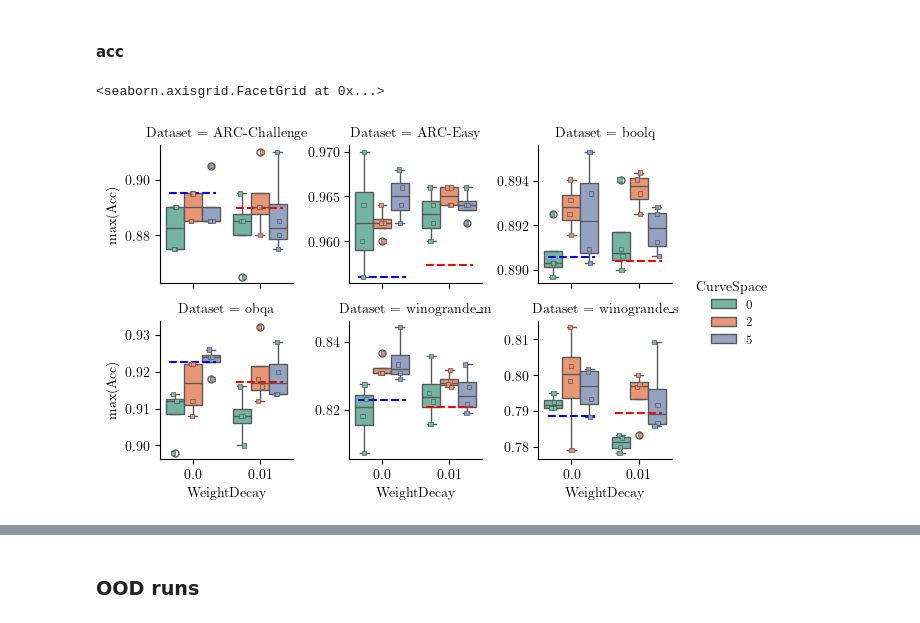
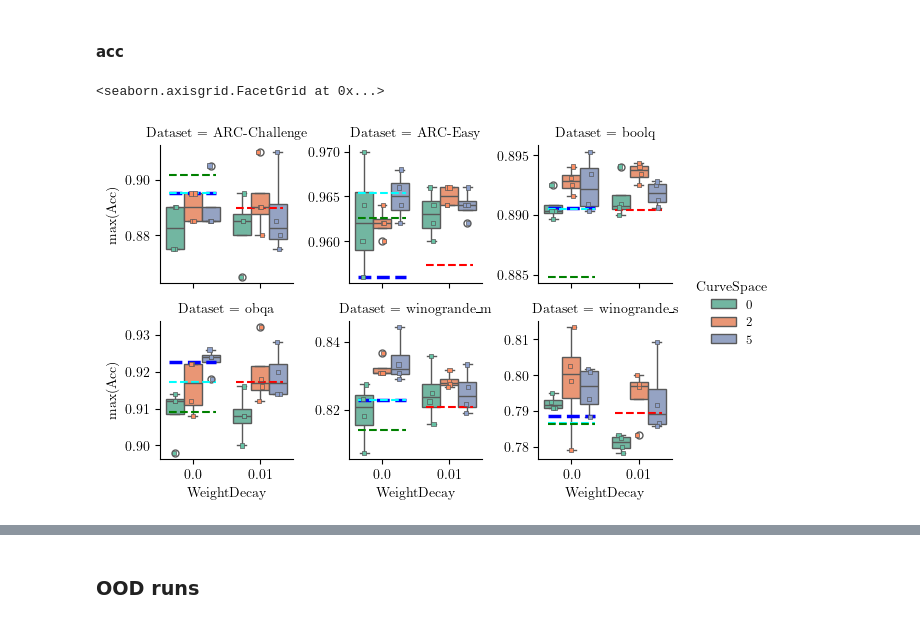
Before and after one commit to doldd/Time_Transformer, a Jupyter notebook: analyse_qwen_results.ipynb, the cells around one changed output, grey strips where cells are left out. Saved outputs shown, nothing was run; the diff lists cells and outputs as text; code cells hidden in the pictures.

```diff
--- a/analyse_qwen_results.ipynb
+++ b/analyse_qwen_results.ipynb
@@ -2492,13 +2492,14 @@ array(['ARC-Challenge', 'ARC-Easy', 'boolq', 'obqa', 'winogrande_m',
 # %%
 # Reference accuracy values from table 2
 ref_acc = {
-    'boolq': {'MLE': 89.06, 'MAP': 89.04},
-    'ARC-Easy': {'MLE': 95.60, 'MAP': 95.73},
-    'ARC-Challenge': {'MLE': 89.53, 'MAP': 88.98},
-    'obqa': {'MLE': 92.25, 'MAP': 91.72},
-    'winogrande_s': {'MLE': 78.86, 'MAP': 78.94},
-    'winogrande_m': {'MLE': 82.30, 'MAP': 82.09}
+    'winogrande_s':       {'MLE': 78.86, 'MAP': 78.94, 'MC-Dropout': 78.57, 'Ensemble': 79.09, 'Laplace': 77.28, 'BLoB': 78.66, 'ScalaBL': 78.64},
+    'ARC-Challenge':      {'MLE': 89.53, 'MAP': 88.98, 'MC-Dropout': 89.44, 'Ensemble': 89.44, 'Laplace': 85.25, 'BLoB': 89.53, 'ScalaBL': 90.16},
+    'ARC-Easy':           {'MLE': 95.60, 'MAP': 95.73, 'MC-Dropout': 95.77, 'Ensemble': 95.73, 'Laplace': 95.34, 'BLoB': 96.54, 'ScalaBL': 96.26},
+    'winogrande_m':       {'MLE': 82.30, 'MAP': 82.09, 'MC-Dropout': 82.72, 'Ensemble': 83.23, 'Laplace': 81.99, 'BLoB': 82.30, 'ScalaBL': 81.42},
+    'obqa':               {'MLE': 92.25, 'MAP': 91.72, 'MC-Dropout': 91.80, 'Ensemble': 92.70, 'Laplace': 91.68, 'BLoB': 91.72, 'ScalaBL': 90.90},
+    'boolq':              {'MLE': 89.06, 'MAP': 89.04, 'MC-Dropout': 88.99, 'Ensemble': 89.13, 'Laplace': 87.77, 'BLoB': 89.05, 'ScalaBL': 88.48},
 }
+
 # df_clean = df_clean[df_clean['CurveSpace']==0]
 hue_order = df_clean['CurveSpace'].unique()
 hue_order.sort()
@@ -2538,34 +2539,52 @@ for ax in g.axes.flatten():
     if dataset not in ref_acc:
         continue
 
     # Get current axis limits for scaling line width
     for i, wd in enumerate(weight_levels):
         tick = i  # categorical position
         if wd == 0:
             ax.hlines(
                 y=ref_acc[dataset]['MLE'] / 100,
                 xmin=tick - 0.35,
                 xmax=tick + 0.35,
                 colors='blue',
                 linestyles='--',
+                lw=2.5,
+                label='MLE (WD=0)' if i == 0 else None
+            )
+            ax.hlines(
+                y=ref_acc[dataset]['BLoB'] / 100,
+                xmin=tick - 0.35,
+                xmax=tick + 0.35,
+                colors='cyan',
+                linestyles='--',
                 lw=1.5,
-                label='MLE (WD=0)' if i == 0 else None
+                label='BLoB' if i == 0 else None
+            )
+            ax.hlines(
+                y=ref_acc[dataset]['ScalaBL'] / 100,
+                xmin=tick - 0.35,
+                xmax=tick + 0.35,
+                colors='green',
+                linestyles='--',
+                lw=1.5,
+                label='ScalaBL' if i == 0 else None
             )
         elif wd == 0.01:
             ax.hlines(
                 y=ref_acc[dataset]['MAP'] / 100,
                 xmin=tick - 0.35,
                 xmax=tick + 0.35,
                 colors='red',
                 linestyles='--',
                 lw=1.5,
                 label='MAP (WD=0.01)' if i == 0 else None
             )
 
 # Adjust legend placement if needed
 g.tight_layout()
 # %% [output]
 <seaborn.axisgrid.FacetGrid at 0x...>
-[figure, old version]
+[figure, new version]
 # %%
 ref_nll = {
```
Also changed, not shown: parts of 22 cells of this notebook, 2 other files.
